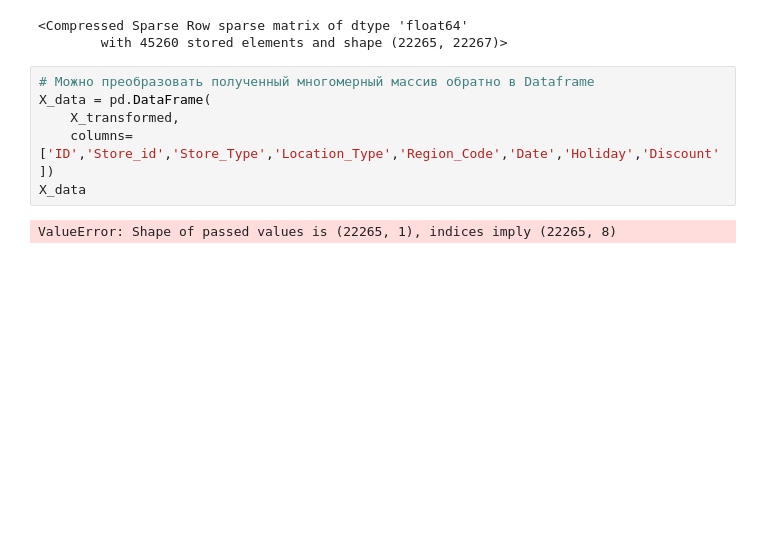
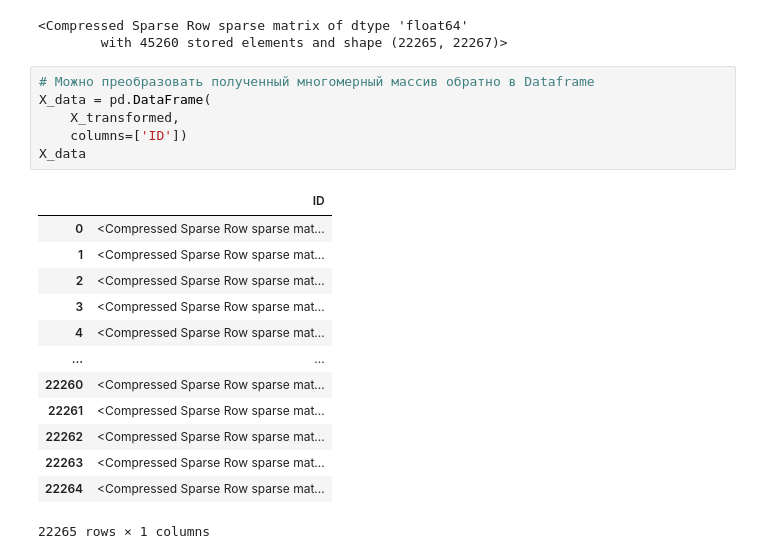
Before and after one commit to Shutse/GDZ-ot-Putina, a Jupyter notebook: AI/Lab5/Lab5.ipynb, the cells around one changed output. Saved outputs shown, nothing was run; the diff lists cells and outputs as text; blank space fills up the shorter version.

```diff
--- a/AI/Lab5/Lab5.ipynb
+++ b/AI/Lab5/Lab5.ipynb
@@ -118,8 +118,20 @@ X_transformed
 # %%
 # Можно преобразовать полученный многомерный массив обратно в Dataframe
 X_data = pd.DataFrame(
     X_transformed,
-    columns=['ID','Store_id','Store_Type','Location_Type','Region_Code','Date','Holiday','Discount'])
+    columns=['ID'])
 X_data
 # %% [output]
+|  | ID |
+| 0 | <Compressed Sparse Row sparse mat... |
+| 1 | <Compressed Sparse Row sparse mat... |
+| 2 | <Compressed Sparse Row sparse mat... |
+| 3 | <Compressed Sparse Row sparse mat... |
+| 4 | <Compressed Sparse Row sparse mat... |
+| ... | ... |
+| 22260 | <Compressed Sparse Row sparse mat... |
+| 22261 | <Compressed Sparse Row sparse mat... |
+| 22262 | <Compressed Sparse Row sparse mat... |
+| 22263 | <Compressed Sparse Row sparse mat... |
+| 22264 | <Compressed Sparse Row sparse mat... |
-ValueError: Shape of passed values is (22265, 1), indices imply (22265, 8)
+22265 rows × 1 columns
```
Also changed, not shown: 5 other files.
